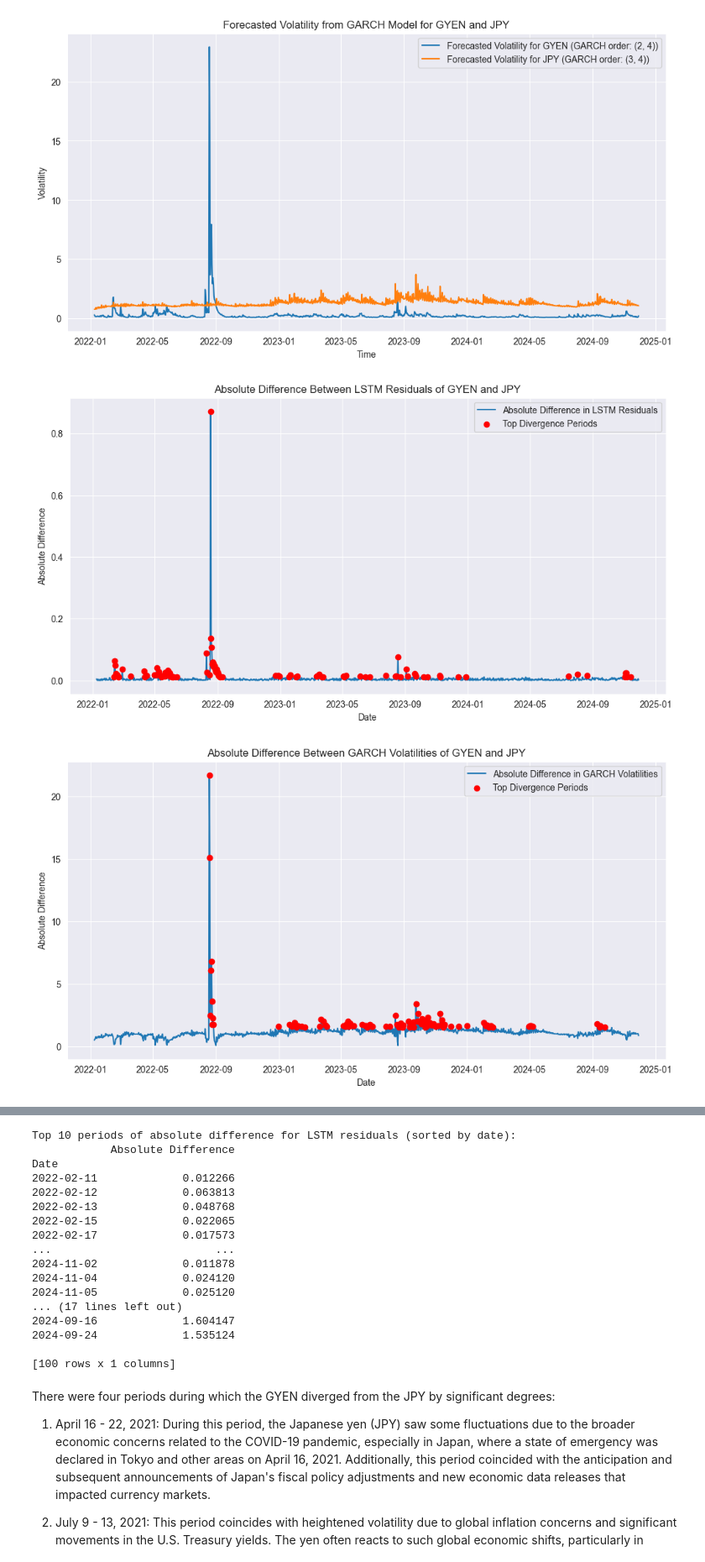
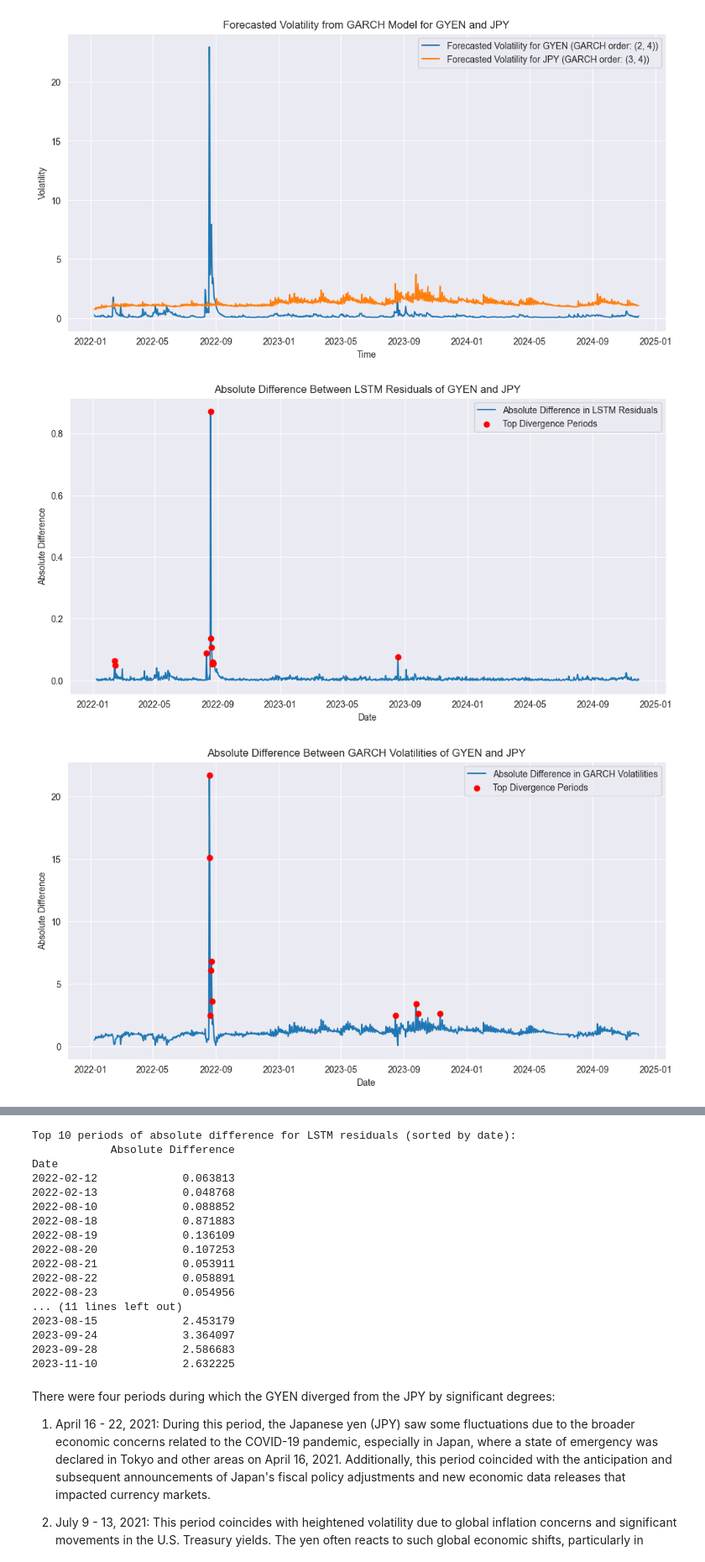
Before and after one commit to joodevs/algo-trader, a Jupyter notebook: gyen-yen-analysis.ipynb, the cells around one changed output, grey strips where cells are left out. Shown at 84% size. Saved outputs shown, nothing was run; the diff lists cells and outputs as text; code cells hidden in the pictures.

```diff
--- a/gyen-yen-analysis.ipynb
+++ b/gyen-yen-analysis.ipynb
@@ -885,7 +885,7 @@ absolute_difference_lstm = np.abs(lstm_residuals_gyen_df['Residuals'] - lstm_res
 absolute_diff_df_lstm = pd.DataFrame({'Absolute Difference': absolute_difference_lstm}, index=lstm_residuals_gyen_df.index)
 
 # Identify top periods of absolute difference for LSTM residuals
-top_X = 100  # Define top periods of divergence
+top_X = 10  # Define top periods of divergence
 top_periods_lstm = absolute_diff_df_lstm.nlargest(top_X, 'Absolute Difference').sort_index()
 
 # Plot absolute differences for LSTM residuals
@@ -913,53 +913,53 @@ absolute_diff_vol_df = pd.DataFrame({'Absolute Difference': absolute_diff_vol},
 top_periods_garch = absolute_diff_vol_df.nlargest(top_X, 'Absolute Difference').sort_index()
 
 # Plot absolute differences for GARCH volatilities
 plt.figure(figsize=(12, 6))
 plt.plot(absolute_diff_vol_df.index, absolute_diff_vol_df['Absolute Difference'], label='Absolute Difference in GARCH Volatilities')
 plt.scatter(top_periods_garch.index, top_periods_garch['Absolute Difference'], color='red', label='Top Divergence Periods', zorder=5)
 plt.title('Absolute Difference Between GARCH Volatilities of GYEN and JPY')
 plt.xlabel('Date')
 plt.ylabel('Absolute Difference')
 plt.legend()
 plt.show()
 
 # Plot the absolute difference over time
 plt.figure(figsize=(12, 6))
 plt.plot(absolute_diff_df_lstm.index, absolute_diff_df_lstm['Absolute Difference'], label='Absolute Difference in LSTM Residuals')
 plt.plot(absolute_diff_vol_df.index, absolute_diff_vol_df['Absolute Difference'], label='Absolute Difference in GARCH Volatilities')
 plt.axhline(0, color='grey', linestyle='--', linewidth=1)
 plt.title('Absolute Differences Between LSTM Residuals and GARCH Volatilities Over Time')
 plt.xlabel('Date')
 plt.ylabel('Absolute Difference')
 plt.legend()
 plt.show()
 
 # Display top periods sorted by date for further analysis
 print("Top 10 periods of absolute difference for LSTM residuals (sorted by date):")
 print(top_periods_lstm)
 
 print("\nTop 10 periods of absolute difference for GARCH volatilities (sorted by date):")
 print(top_periods_garch)
 # %% [output]
-[figure, old version]
+[figure, new version]
-[figure, old version]
+[figure, new version]
 [figure]
 Top 10 periods of absolute difference for LSTM residuals (sorted by date):
             Absolute Difference
 Date
-2022-02-11             0.012266
 2022-02-12             0.063813
 2022-02-13             0.048768
-2022-02-15             0.022065
-2022-02-17             0.017573
-...                         ...
-2024-11-02             0.011878
-2024-11-04             0.024120
-2024-11-05             0.025120
-... (17 lines left out)
-2024-09-16             1.604147
-2024-09-24             1.535124
-
-[100 rows x 1 columns]
+2022-08-10             0.088852
+2022-08-18             0.871883
+2022-08-19             0.136109
+2022-08-20             0.107253
+2022-08-21             0.053911
+2022-08-22             0.058891
+2022-08-23             0.054956
+... (11 lines left out)
+2023-08-15             2.453179
+2023-09-24             3.364097
+2023-09-28             2.586683
+2023-11-10             2.632225
 # %% [markdown]
 There were four periods during which the GYEN diverged from the JPY by significant degrees:
 1. April 16 - 22, 2021: During this period, the Japanese yen (JPY) saw some fluctuations due to the broader economic concerns related to the COVID-19 pandemic, especially in Japan, where a state of emergency was declared in Tokyo and other areas on April 16, 2021. Additionally, this period coincided with the anticipation and subsequent announcements of Japan's fiscal policy adjustments and new economic data releases that impacted currency markets.
```
Also changed, not shown: parts of 1 cell of this notebook.
